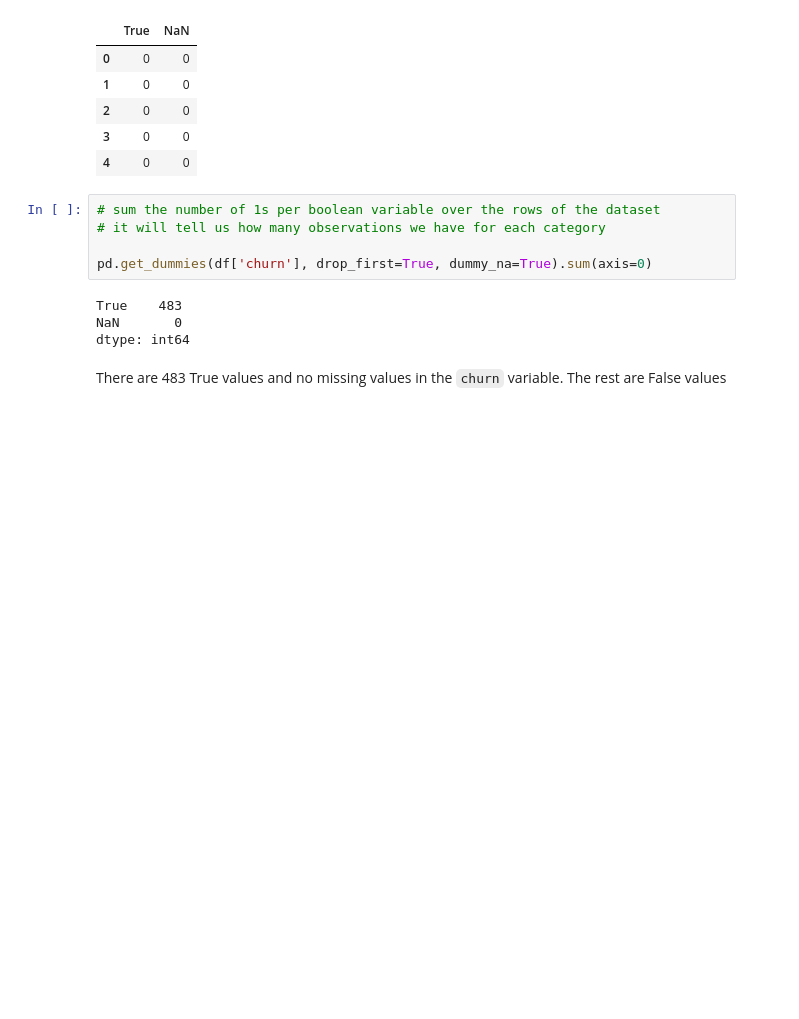
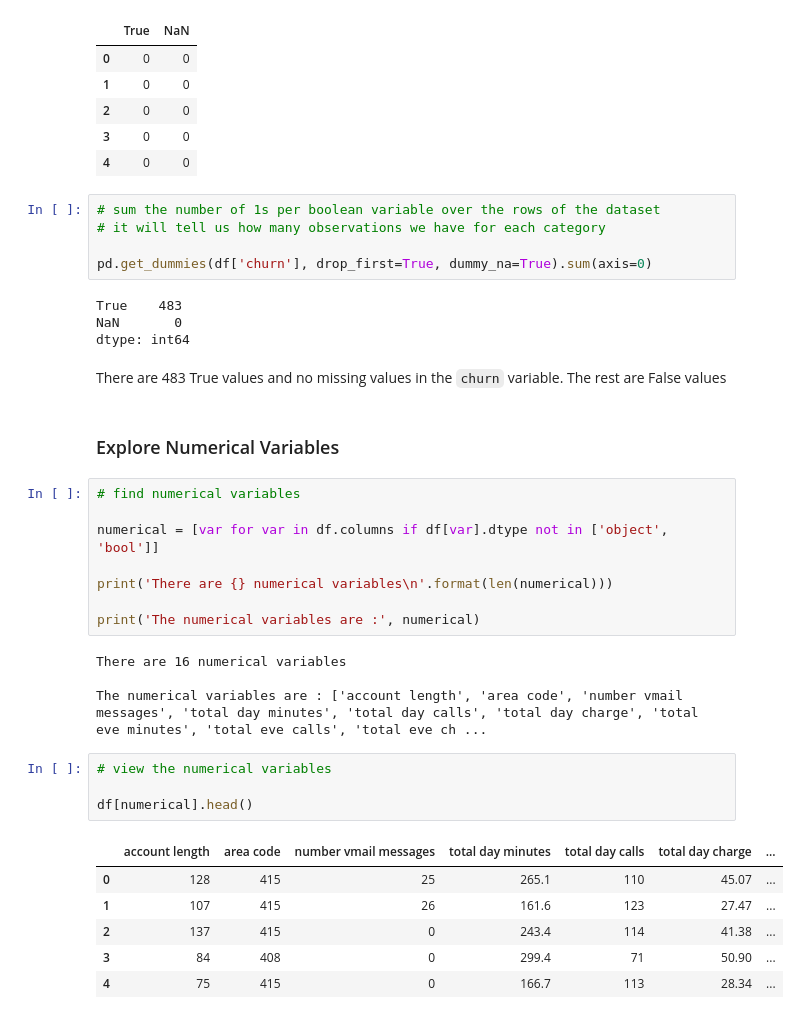
Before and after one commit to Collins-Opiyo/SyriaTelco_Collins_repo-, a Jupyter notebook: index.ipynb, the cells around one changed output. Cells and saved outputs as stored; diff of their text form; blank space fills up the shorter version.

```diff
--- a/index.ipynb
+++ b/index.ipynb
@@ -676,3 +676,28 @@ NaN       0
 dtype: int64
 # %% [markdown]
 There are 483 True values and no missing values in the `churn` variable. The rest are False values
+# %% [markdown]
+### Explore Numerical Variables
+# %%
+# find numerical variables
+
+numerical = [var for var in df.columns if df[var].dtype not in ['object', 'bool']]
+
+print('There are {} numerical variables\n'.format(len(numerical)))
+
+print('The numerical variables are :', numerical)
+# %% [output]
+There are 16 numerical variables
+
+The numerical variables are : ['account length', 'area code', 'number vmail messages', 'total day minutes', 'total day calls', 'total day charge', 'total eve minutes', 'total eve calls', 'total eve ch ...
+# %%
+# view the numerical variables
+
+df[numerical].head()
+# %% [output]
+|  | account length | area code | number vmail messages | total day minutes | total day calls | total day charge | ... |
+| 0 | 128 | 415 | 25 | 265.1 | 110 | 45.07 | ... |
+| 1 | 107 | 415 | 26 | 161.6 | 123 | 27.47 | ... |
+| 2 | 137 | 415 | 0 | 243.4 | 114 | 41.38 | ... |
+| 3 | 84 | 408 | 0 | 299.4 | 71 | 50.90 | ... |
+| 4 | 75 | 415 | 0 | 166.7 | 113 | 28.34 | ... |
```
Also changed, not shown: parts of 8 cells of this notebook.
